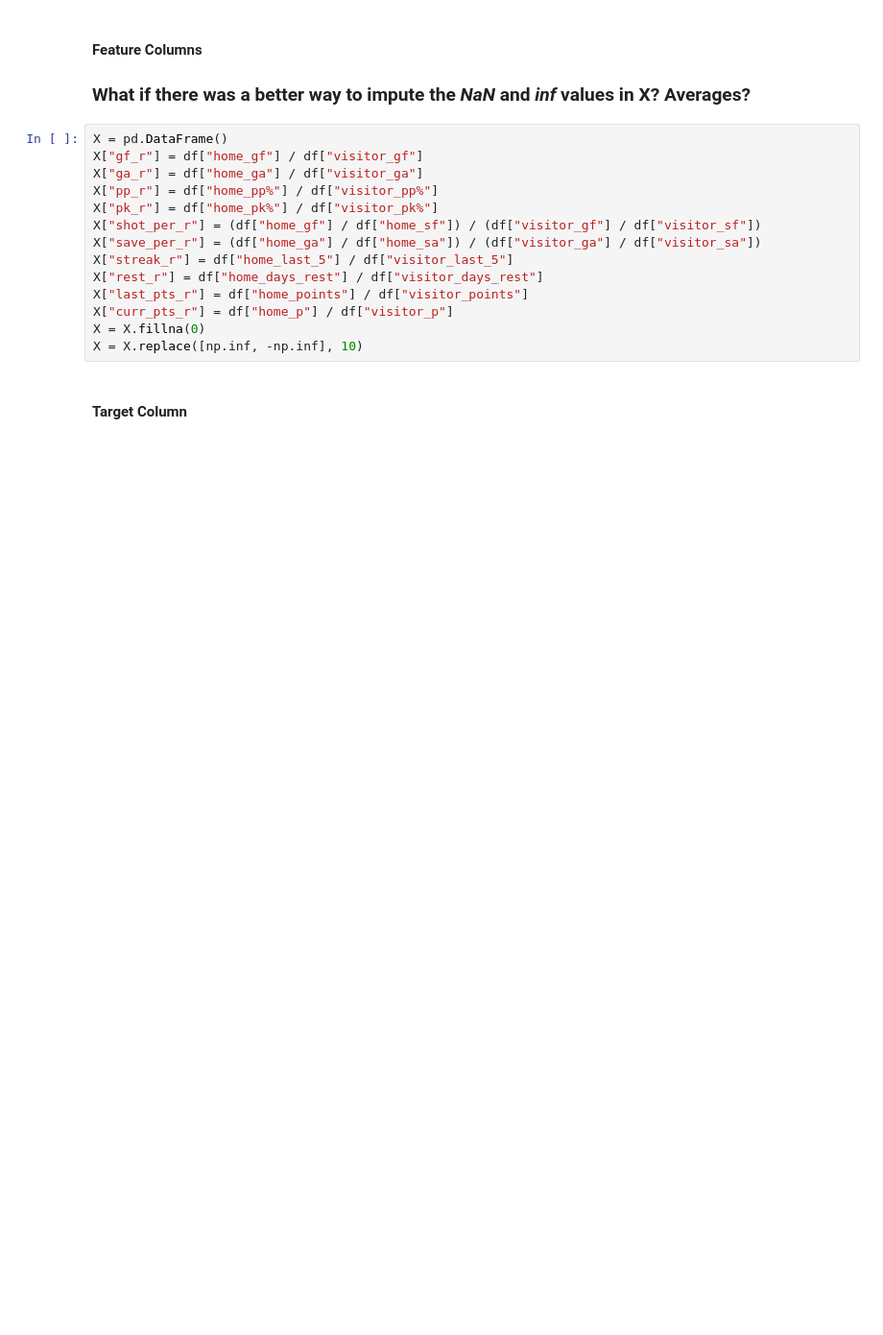
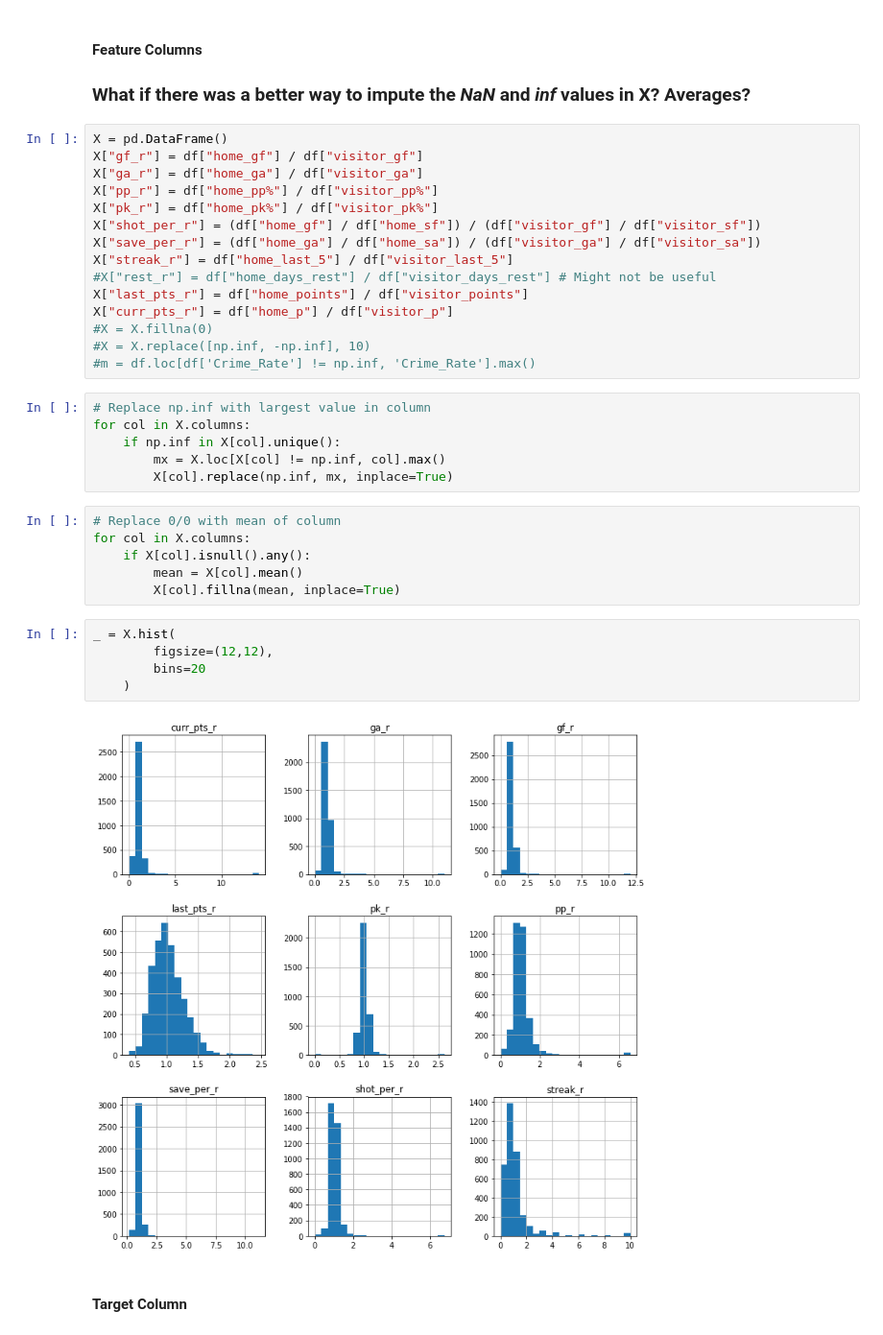
Before and after one commit to bradley-whitlock-zz/NHL_Predictor, a Jupyter notebook: model/NHL_Feature_Extractor.ipynb, the cells around one changed output. Shown at 96% size. Cells and saved outputs as stored; diff of their text form; blank space fills up the shorter version.

```diff
--- a/model/NHL_Feature_Extractor.ipynb
+++ b/model/NHL_Feature_Extractor.ipynb
@@ -263,11 +263,31 @@ X["pk_r"] = df["home_pk%"] / df["visitor_pk%"]
 X["shot_per_r"] = (df["home_gf"] / df["home_sf"]) / (df["visitor_gf"] / df["visitor_sf"])
 X["save_per_r"] = (df["home_ga"] / df["home_sa"]) / (df["visitor_ga"] / df["visitor_sa"])
 X["streak_r"] = df["home_last_5"] / df["visitor_last_5"]
-X["rest_r"] = df["home_days_rest"] / df["visitor_days_rest"]
+#X["rest_r"] = df["home_days_rest"] / df["visitor_days_rest"] # Might not be useful
 X["last_pts_r"] = df["home_points"] / df["visitor_points"]
 X["curr_pts_r"] = df["home_p"] / df["visitor_p"]
-X = X.fillna(0)
-X = X.replace([np.inf, -np.inf], 10)
+#X = X.fillna(0)
+#X = X.replace([np.inf, -np.inf], 10)
+#m = df.loc[df['Crime_Rate'] != np.inf, 'Crime_Rate'].max()
+# %%
+# Replace np.inf with largest value in column
+for col in X.columns:
+    if np.inf in X[col].unique():
+        mx = X.loc[X[col] != np.inf, col].max()
+        X[col].replace(np.inf, mx, inplace=True)
+# %%
+# Replace 0/0 with mean of column
+for col in X.columns:
+    if X[col].isnull().any():
+        mean = X[col].mean()
+        X[col].fillna(mean, inplace=True)
+# %%
+_ = X.hist(
+        figsize=(12,12),
+        bins=20
+    )
+# %% [output]
+[figure, added]
 # %% [markdown]
 #### Target Column
 # %%
```
Also changed, not shown: parts of 14 cells of this notebook.
